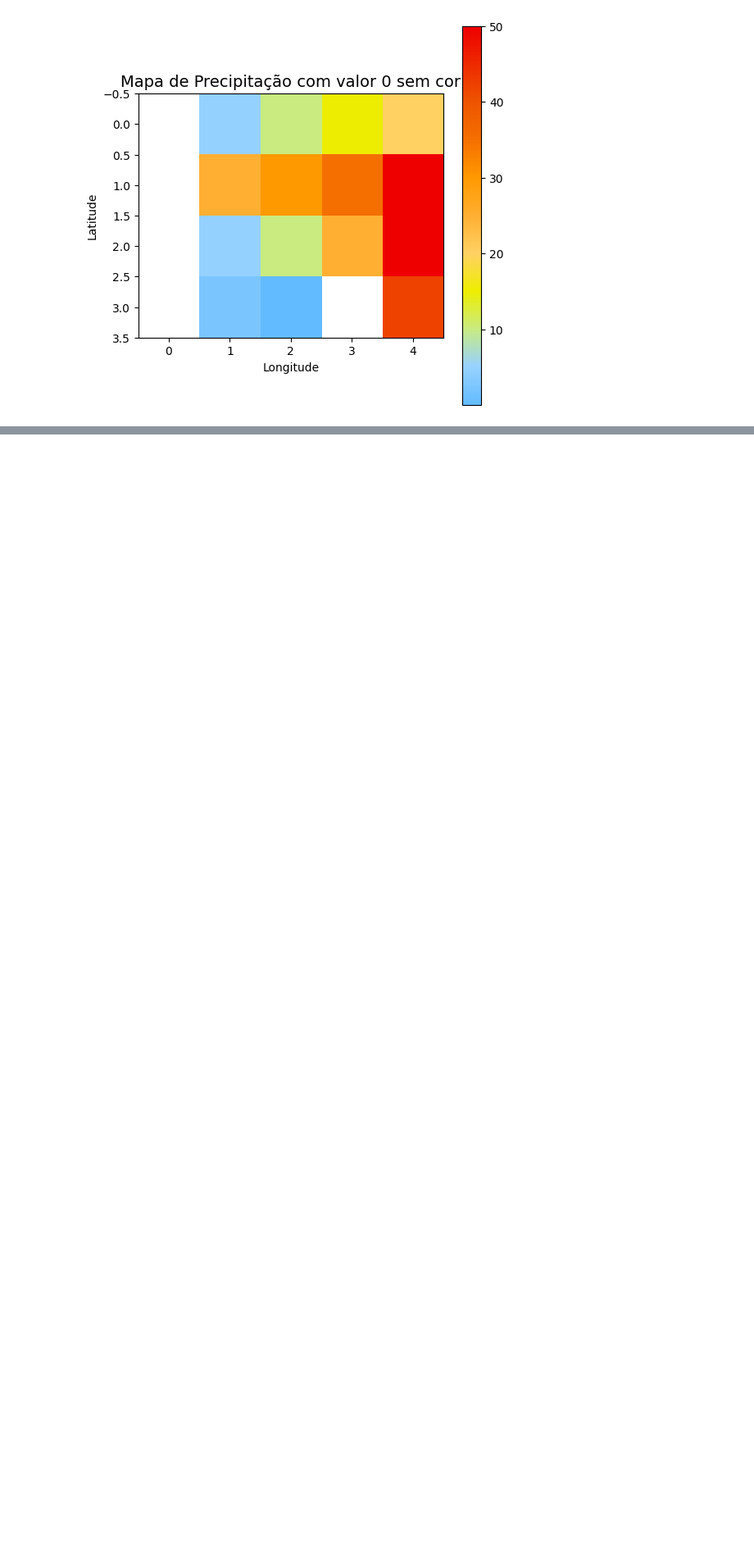
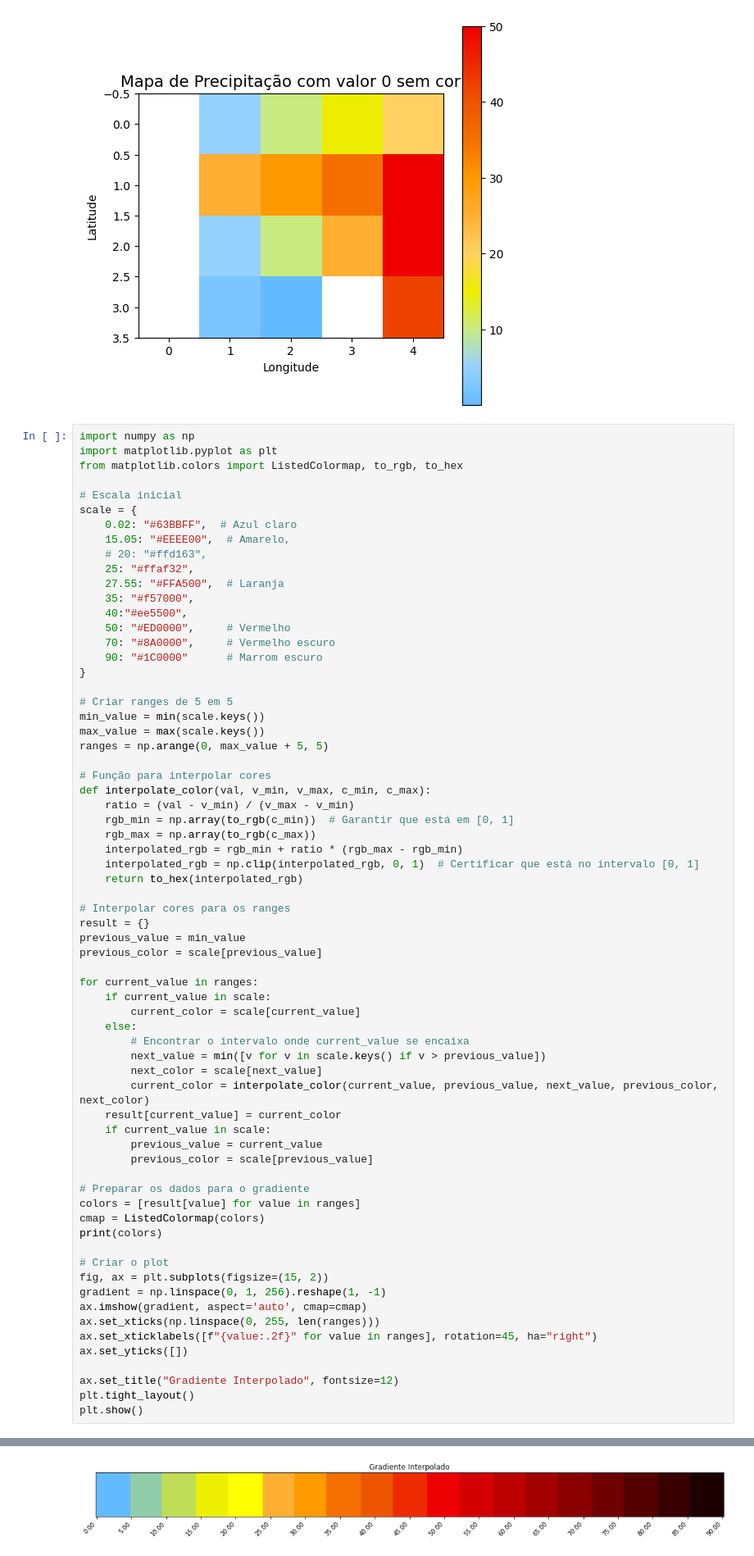
Before and after one commit to prefeitura-rio/plataforma-clima-api, a Jupyter notebook: src/app/notebooks/test_bar_colors.ipynb, the cells around one changed output, grey strips where cells are left out. Shown: that part at 82% size. Cells and saved outputs as stored; diff of their text form; blank space fills up the shorter version.

```diff
--- a/src/app/notebooks/test_bar_colors.ipynb
+++ b/src/app/notebooks/test_bar_colors.ipynb
@@ -106,3 +109,71 @@ ax.set_ylabel("Latitude")
 plt.show()
 # %% [output]
 [figure]
+# %%
+import numpy as np
+import matplotlib.pyplot as plt
+from matplotlib.colors import ListedColormap, to_rgb, to_hex
+
+# Escala inicial
+scale = {
+    0.02: "#63BBFF",  # Azul claro
+    15.05: "#EEEE00",  # Amarelo,
+    # 20: "#ffd163",
+    25: "#ffaf32",
+    27.55: "#FFA500",  # Laranja
+    35: "#f57000",
+    40:"#ee5500",
+    50: "#ED0000",     # Vermelho
+    70: "#8A0000",     # Vermelho escuro
+    90: "#1C0000"      # Marrom escuro
+}
+
+# Criar ranges de 5 em 5
+min_value = min(scale.keys())
+max_value = max(scale.keys())
+ranges = np.arange(0, max_value + 5, 5)
+
+# Função para interpolar cores
+def interpolate_color(val, v_min, v_max, c_min, c_max):
+    ratio = (val - v_min) / (v_max - v_min)
+    rgb_min = np.array(to_rgb(c_min))  # Garantir que está em [0, 1]
+    rgb_max = np.array(to_rgb(c_max))
+    interpolated_rgb = rgb_min + ratio * (rgb_max - rgb_min)
+    interpolated_rgb = np.clip(interpolated_rgb, 0, 1)  # Certificar que está no intervalo [0, 1]
+    return to_hex(interpolated_rgb)
+
+# Interpolar cores para os ranges
+result = {}
+previous_value = min_value
+previous_color = scale[previous_value]
+
+for current_value in ranges:
+    if current_value in scale:
+        current_color = scale[current_value]
+    else:
+        # Encontrar o intervalo onde current_value se encaixa
+        next_value = min([v for v in scale.keys() if v > previous_value])
+        next_color = scale[next_value]
+        current_color = interpolate_color(current_value, previous_value, next_value, previous_color, next_color)
+    result[current_value] = current_color
+    if current_value in scale:
+        previous_value = current_value
+        previous_color = scale[previous_value]
+
+# Preparar os dados para o gradiente
+colors = [result[value] for value in ranges]
+cmap = ListedColormap(colors)
+print(colors)
+
+# Criar o plot
+fig, ax = plt.subplots(figsize=(15, 2))
+gradient = np.linspace(0, 1, 256).reshape(1, -1)
+ax.imshow(gradient, aspect='auto', cmap=cmap)
+ax.set_xticks(np.linspace(0, 255, len(ranges)))
+ax.set_xticklabels([f"{value:.2f}" for value in ranges], rotation=45, ha="right")
+ax.set_yticks([])
+
+ax.set_title("Gradiente Interpolado", fontsize=12)
+plt.tight_layout()
+plt.show()
+# %% [output]
@@ -108,0 +181 @@ plt.show()
+[figure, added]
```
Also changed, not shown: parts of 11 cells of this notebook, 2 other files.
